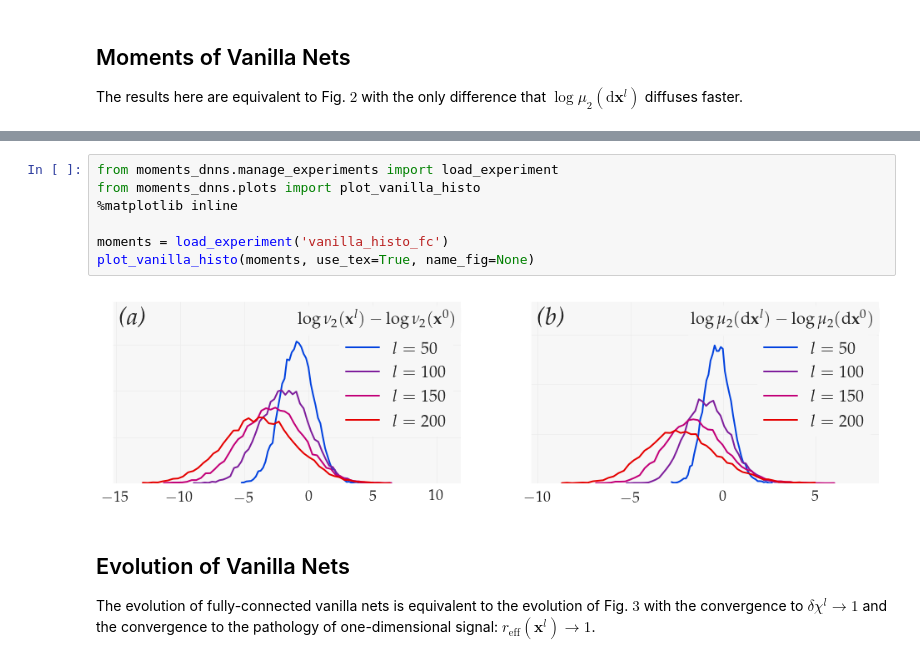
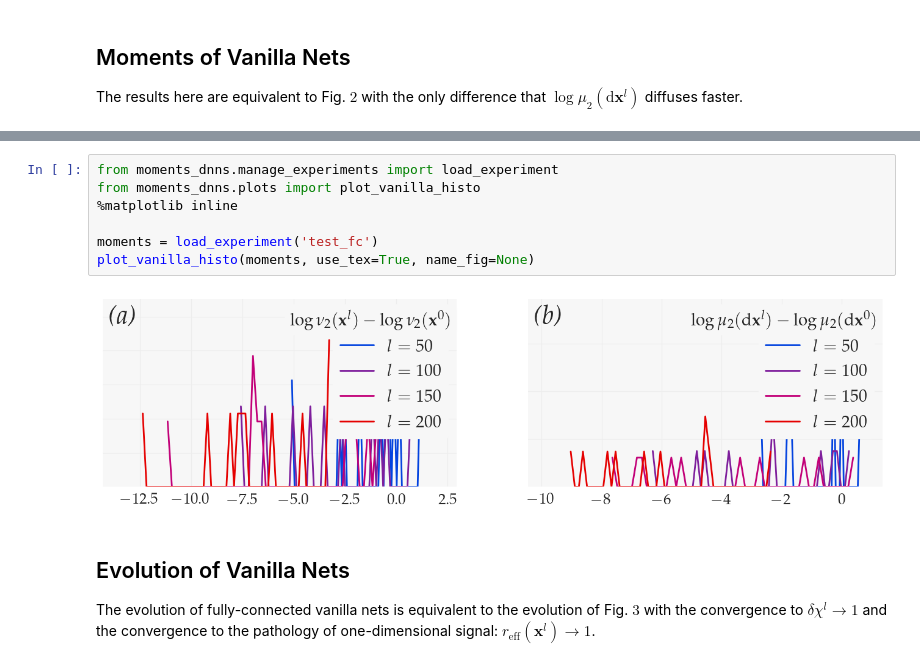
Before and after one commit to alabatie/moments-dnns, a Jupyter notebook: notebooks/Complements on fully-connected networks.ipynb, the cells around one changed output, grey strips where cells are left out. Drawn from its saved outputs; the diff is of its cells as text.

```diff
--- a/notebooks/Complements on fully-connected networks.ipynb
+++ b/notebooks/Complements on fully-connected networks.ipynb
@@ -24,12 +42,12 @@ prune_experiment(type_plot='vanilla_histo', name_experiment='vanilla_histo_fc')
 # %%
 from moments_dnns.manage_experiments import load_experiment
 from moments_dnns.plots import plot_vanilla_histo
 %matplotlib inline
 
-moments = load_experiment('vanilla_histo_fc')
+moments = load_experiment('test_fc')
 plot_vanilla_histo(moments, use_tex=True, name_fig=None)
 # %% [output]
-[figure, old version]
+[figure, new version]
 # %% [markdown]
 ## Evolution of Vanilla Nets
 
```
Also changed, not shown: parts of 8 cells of this notebook, 11 other files.
